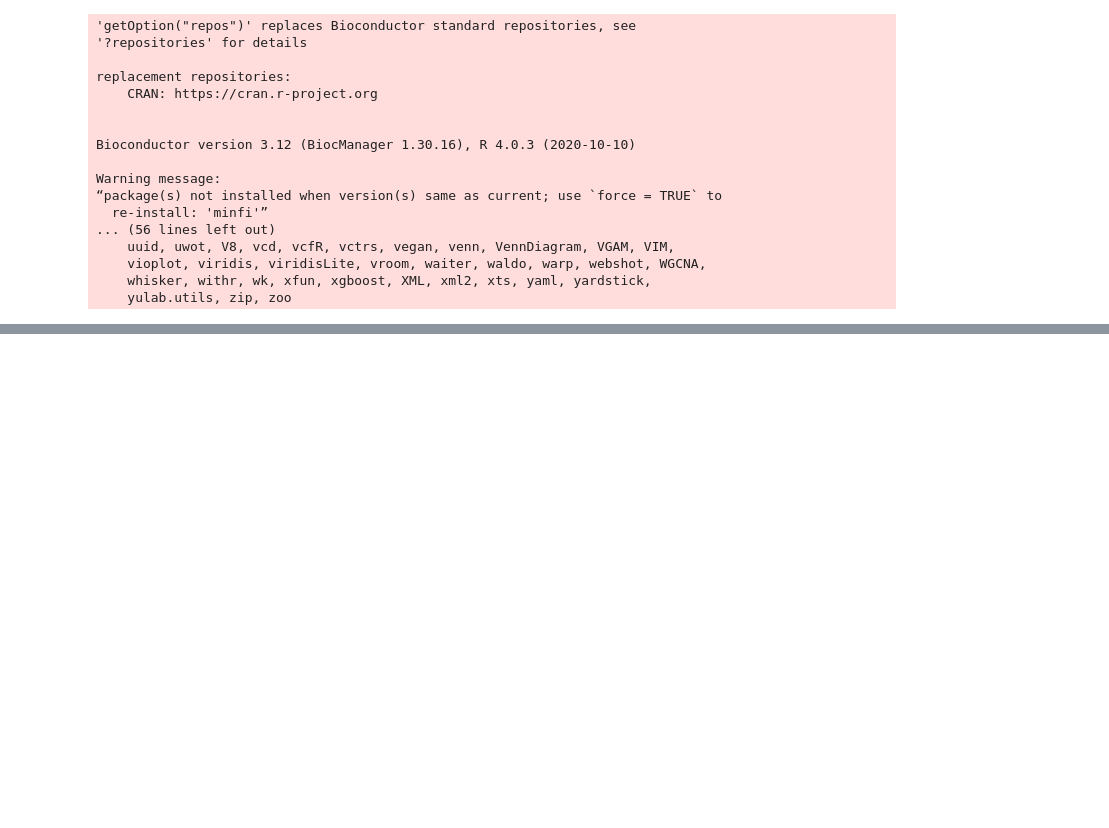
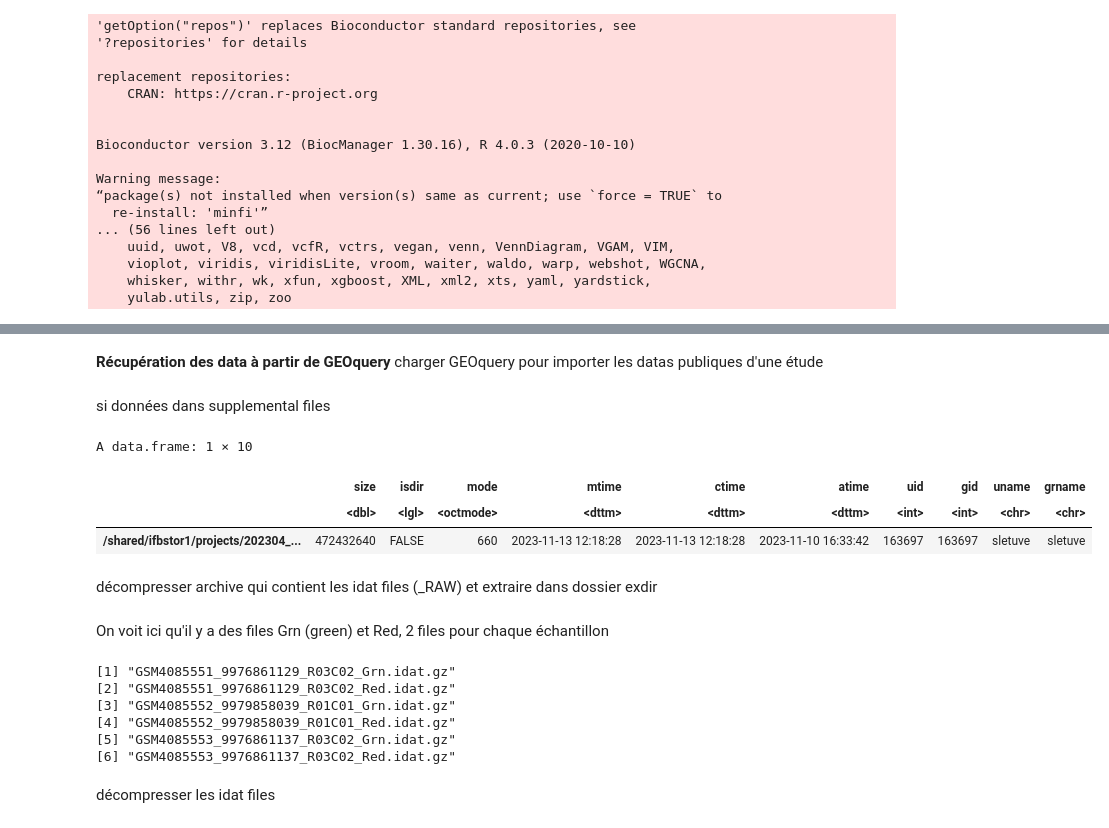
Before and after one commit to sevlet94/Projet-Methylation, a Jupyter notebook: NoteBookAnalyseMethylation.ipynb, the cells around one changed output, grey strips where cells are left out. Saved outputs shown, nothing was run; the diff lists cells and outputs as text; code cells hidden in the pictures; blank space fills up the shorter version.

```diff
--- a/NoteBookAnalyseMethylation.ipynb
+++ b/NoteBookAnalyseMethylation.ipynb
@@ -128,0 +199,3 @@ function (lib.loc = NULL, repos = getOption("repos"), contriburl = contrib.url(r
+# %% [markdown]
+**Récupération des data à partir de GEOquery**
+charger GEOquery pour importer les datas publiques d'une étude
@@ -128,0 +204,11 @@ function (lib.loc = NULL, repos = getOption("repos"), contriburl = contrib.url(r
+# %% [markdown]
+si données dans supplemental files
+# %%
+getGEOSuppFiles("GSE137716")
+# %% [output]
+A data.frame: 1 × 10
+|  | size | isdir | mode | mtime | ctime | atime | uid | gid | uname | grname |
+|  | <dbl> | <lgl> | <octmode> | <dttm> | <dttm> | <dttm> | <int> | <int> | <chr> | <chr> |
+| /shared/ifbstor1/projects/202304_... | 472432640 | FALSE | 660 | 2023-11-13 12:18:28 | 2023-11-13 12:18:28 | 2023-11-10 16:33:42 | 163697 | 163697 | sletuve | sletuve |
+# %% [markdown]
+décompresser archive qui contient les idat files (_RAW) et extraire dans dossier exdir
@@ -128,0 +217,13 @@ function (lib.loc = NULL, repos = getOption("repos"), contriburl = contrib.url(r
+# %% [markdown]
+On voit ici qu'il y a des files Grn (green) et Red, 2 files pour chaque échantillon
+# %%
+head(list.files("GSE137716/idat", pattern = "idat"))
+# %% [output]
+[1] "GSM4085551_9976861129_R03C02_Grn.idat.gz"
+[2] "GSM4085551_9976861129_R03C02_Red.idat.gz"
+[3] "GSM4085552_9979858039_R01C01_Grn.idat.gz"
+[4] "GSM4085552_9979858039_R01C01_Red.idat.gz"
+[5] "GSM4085553_9976861137_R03C02_Grn.idat.gz"
+[6] "GSM4085553_9976861137_R03C02_Red.idat.gz"
+# %% [markdown]
+décompresser les idat files
```
Also changed, not shown: parts of 14 cells of this notebook.
